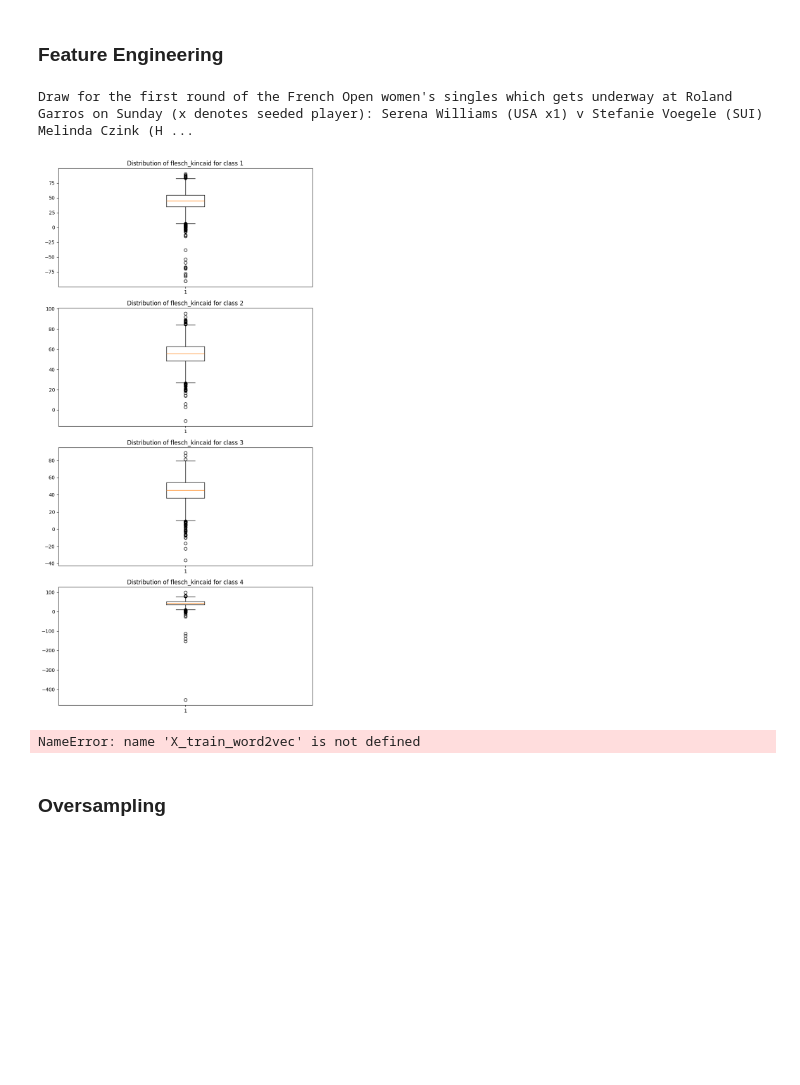
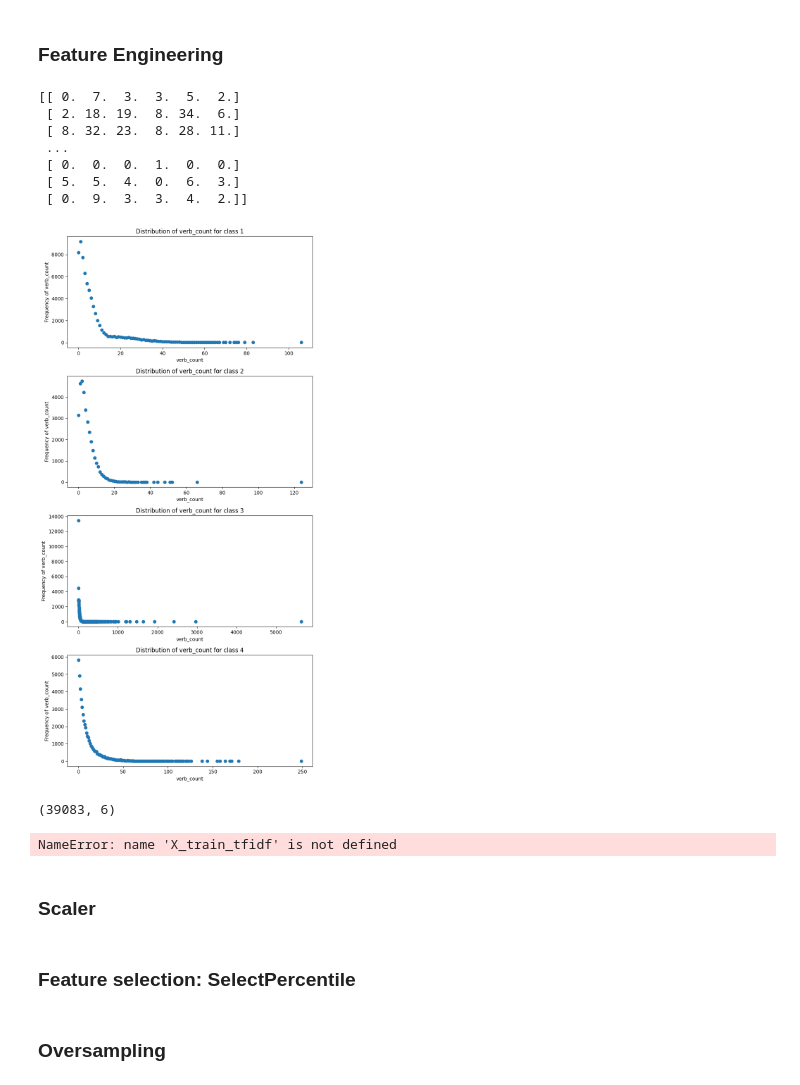
Before and after one commit to autumn-sonata/CS4248-Project, a Jupyter notebook: LabeledUnreliableNews.ipynb, the cells around one changed output. Cells and saved outputs as stored; diff of their text form; code cells hidden in the pictures; blank space fills up the shorter version.

Commit message:
add scaler, feature selector, finish all plots for features

```diff
--- a/LabeledUnreliableNews.ipynb
+++ b/LabeledUnreliableNews.ipynb
@@ -291,14 +303,11 @@ def count_uppercase(text):
 X_train_count_uppercase = X_train_unprocessed.apply(count_uppercase).to_numpy().reshape(-1, 1)
 # count_analysis_scatter(X_train_count_uppercase, y_train, "uppercase_count")
 # %%
-# 7) Flesch Kincaid reading ease
+# 6) Flesch Kincaid reading ease
 def flesch_kincaid(sentence):
-    if len(sentence.split()) <= 120:
+    if len(sentence.split()) <= 110:
         return 65 # Standard average value for Flesch Kincaid reading ease score
     return Readability(sentence).flesch().score
 
 X_train_flesch = X_train_unprocessed.apply(flesch_kincaid).to_numpy().reshape(-1, 1)
 # count_analysis_boxplot(X_train_flesch, y_train, "flesch_kincaid")
-# %% [output]
-Draw for the first round of the French Open women's singles which gets underway at Roland Garros on Sunday (x denotes seeded player): Serena Williams (USA x1) v Stefanie Voegele (SUI) Melinda Czink (H ...
-[figure, removed]
@@ -311,18 +314,37 @@ Draw for the first round of the French Open women's singles which gets underway
 # %%
-# 7)
+# 7) Verb counting
+from collections import Counter
+def count_verbs(sentences, verb_tags=['VBZ', 'VBP', 'VBN', 'VBG', 'VBD', 'VB']):
+    res = np.zeros((len(sentences), len(verb_tags)))
+    row = 0
+    for sentence in sentences:
+        tags = nltk.pos_tag(nltk.word_tokenize(sentence))
+        d = Counter(map(lambda tup: tup[1], filter(lambda tup: tup[1] in verb_tags, tags)))
+        for tag in verb_tags:
+            if tag not in d:
+                d[tag] = 0
 
-# Model: LSTM? Random forest, SVM
+        verb_counts = np.array(list(map(lambda tup: tup[1], sorted(d.items(), key=lambda tup: tup[0])))) # Sort by tag, get counts
+        res[row] = verb_counts
+        row += 1
+    return res
+
+X_train_count_verbs = count_verbs(X_train)
+# count_analysis_bar(X_train_count_verbs, y_train, "verb_count")
+# %% [output]
+[[ 0.  7.  3.  3.  5.  2.]
+ [ 2. 18. 19.  8. 34.  6.]
+ [ 8. 32. 23.  8. 28. 11.]
+ ...
+ [ 0.  0.  0.  1.  0.  0.]
+ [ 5.  5.  4.  0.  6.  3.]
+ [ 0.  9.  3.  3.  4.  2.]]
+[figure, added]
 # %%
 # Consolidation of feature sets into single vector:
-# Eric
-# print(X_train_tfidf.shape)
-# print(X_train_sent_ana.shape)
-# print(X_train_subj_ana.shape)
-# print(X_train_count_ex.shape)
-# print(X_train_count_qn.shape)
-# print(X_train_word2vec.shape)
-# print(X_train_count_pp.shape)
-# X_train = hstack([X_train_tfidf, X_train_sent_ana, X_train_subj_ana, X_train_count_ex, X_train_count_qn, X_train_word2vec, X_train_count_pp])
-X_train = hstack([X_train_tfidf, X_train_word2vec, X_train_count_pp])
+X_train = hstack([X_train_tfidf, X_train_tf, X_train_word2vec, X_train_count_pp, X_train_count_words, X_train_count_uppercase, X_train_flesch, X_train_count_verbs])
 # %% [output]
-NameError: name 'X_train_word2vec' is not defined
+(39083, 6)
+NameError: name 'X_train_tfidf' is not defined
+# %% [markdown]
+### Scaler
@@ -328,0 +354,2 @@ NameError: name 'X_train_word2vec' is not defined
+# %% [markdown]
+### Feature selection: SelectPercentile
```
Also changed, not shown: parts of 22 cells of this notebook, 3 other files.
